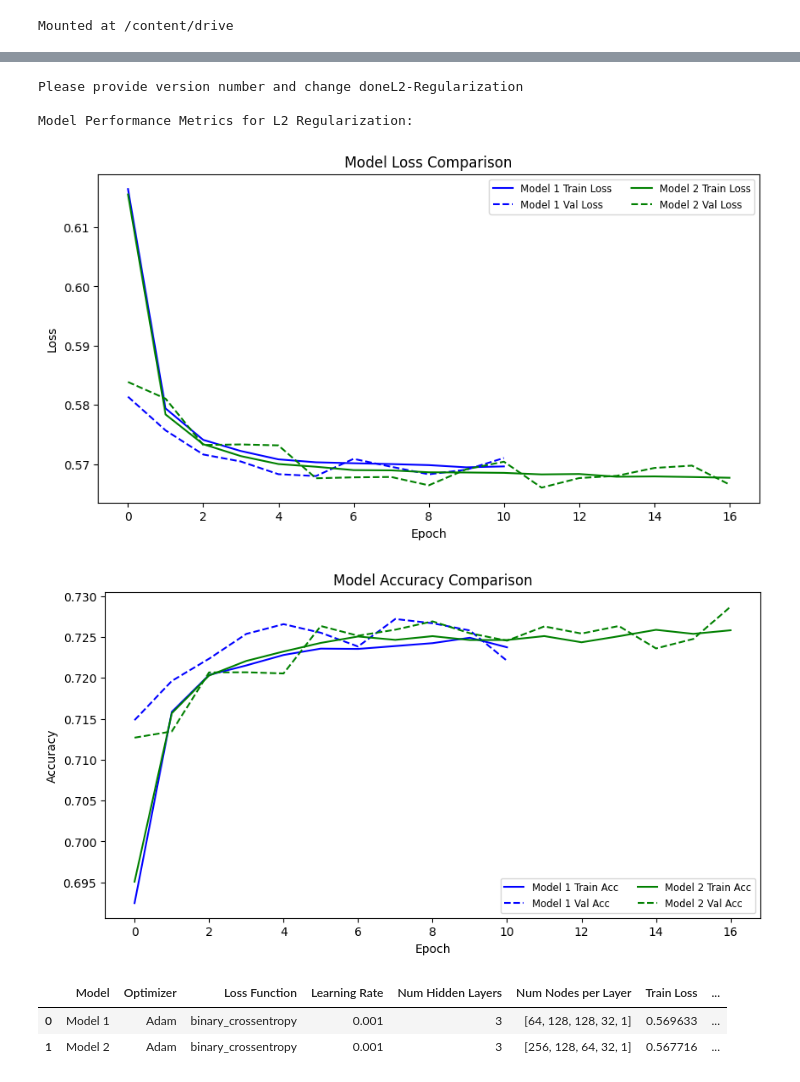
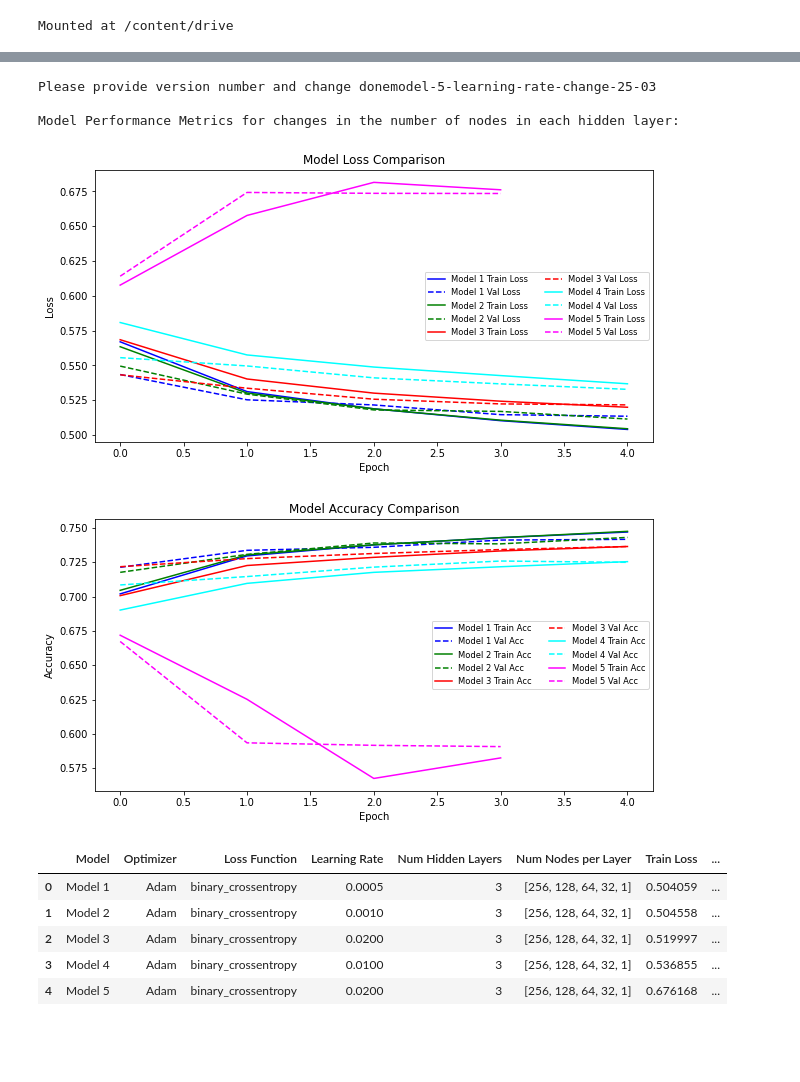
Before and after one commit to Neural-Team/HiggsBoson-ML, a Jupyter notebook: NeuralNetworks.ipynb, the cells around one changed output, grey strips where cells are left out. Drawn from its saved outputs; the diff is of its cells as text; code cells hidden in the pictures; blank space fills up the shorter version.

```diff
--- a/NeuralNetworks.ipynb
+++ b/NeuralNetworks.ipynb
@@ -201,8 +200,8 @@ Epoch 11/20
 # Hyperparameters
 l2_lambda = 0.001
 
-# Third model
-model_3 = tf.keras.Sequential([
+# second model
+model_2 = tf.keras.Sequential([
     tf.keras.layers.Dense(256, activation='relu', kernel_regularizer=L2(l2_lambda)),
     tf.keras.layers.Dense(128, activation='relu', kernel_regularizer=L2(l2_lambda)),
     tf.keras.layers.Dense(64, activation='relu', kernel_regularizer=L2(l2_lambda)),
@@ -212,10 +211,10 @@ model_3 = tf.keras.Sequential([
 
 optimizer_diff_learn_rate = Adam(learning_rate=0.001)
 
-model_3.compile(optimizer=optimizer_diff_learn_rate, loss='binary_crossentropy', metrics=['accuracy'])
+model_2.compile(optimizer=optimizer_diff_learn_rate, loss='binary_crossentropy', metrics=['accuracy'])
 
 # Early stopping criteria
 early_stopping = EarlyStopping(monitor='val_loss', patience=5)
 
-output_model3 = model_3.fit(train_dataset, validation_data=val_dataset, epochs=20, callbacks=[early_stopping])
+output_model2 = model_2.fit(train_dataset, validation_data=val_dataset, epochs=20, callbacks=[early_stopping])
 # %% [output]
@@ -239,6 +231,6 @@ Epoch 17/20
 # %%
-# second model
-model_2 = tf.keras.Sequential([
+# third model
+model_3 = tf.keras.Sequential([
     tf.keras.layers.Dense(64, activation='relu', kernel_regularizer=L2(l2_lambda)),
     tf.keras.layers.Dense(128, activation='relu', kernel_regularizer=L2(l2_lambda)),
     tf.keras.layers.Dense(128, activation='relu', kernel_regularizer=L2(l2_lambda)),
@@ -257,9 +249,9 @@ model_2 = tf.keras.Sequential([
 ])
 optimizer_diff_learn_rate = Adam(learning_rate=0.001)
 
-model_2.compile(optimizer=optimizer_diff_learn_rate, loss='binary_crossentropy', metrics=['accuracy'])
+model_3.compile(optimizer=optimizer_diff_learn_rate, loss='binary_crossentropy', metrics=['accuracy'])
 
 #early stopping criteria
 early_stopping = EarlyStopping(monitor='val_loss', patience=3)
 
-#output_model2 = model_2.fit(train_dataset, validation_data=val_dataset, epochs=10,callbacks=[early_stopping])
+output_model3 = model_3.fit(train_dataset, validation_data=val_dataset, epochs=10,callbacks=[early_stopping])
@@ -330,5 +338,6 @@ Epoch 1/20
 # %%
-model_5 = tf.keras.Sequential([
+
+model_6 = tf.keras.Sequential([
     tf.keras.layers.Dense(256, activation='relu'),
     tf.keras.layers.Dense(64, activation='relu'),
     tf.keras.layers.Dense(32, activation='relu'),
@@ -337,15 +346,11 @@ model_5 = tf.keras.Sequential([
     tf.keras.layers.Dense(64, activation='relu'),
     tf.keras.layers.Dense(1, activation='sigmoid')
 ])
-model_5.compile(optimizer='adam', loss='binary_crossentropy', metrics=['accuracy'])
+model_6.compile(optimizer='adam', loss='binary_crossentropy', metrics=['accuracy'])
 
 #early stopping criteria
 early_stopping = EarlyStopping(monitor='val_loss', patience=5)
 
 
 
-output_model5 = model_5.fit(train_dataset,
-                            validation_data=val_dataset,
-                            epochs=30,
-                            callbacks=[early_stopping],
-                            batch_size=64)
+output_model6 = model_6.fit(train_dataset, validation_data=val_dataset, epochs=30, callbacks=[early_stopping],batch_size=64)
@@ -370,3 +357,3 @@ Epoch 23/30
 # %%
-list_models = [model_1,model_3]
-list_output_models = [output_model1, output_model3]
+list_models = [model_1,model_2,model_3,model_4,model_5]
+list_output_models = [output_model1,output_model2,output_model3,output_model4,output_model5]
@@ -465,14 +402,17 @@ Best accuracy score found:  0.7382255991299947
-# %%
-compare_models(list_models, list_output_models, "L2 Regularization")
-# %% [output]
-Please provide version number and change doneL2-Regularization
-
-Model Performance Metrics for L2 Regularization:
-[figure, removed]
-[figure, removed]
-|  | Model | Optimizer | Loss Function | Learning Rate | Num Hidden Layers | Num Nodes per Layer | Train Loss | ... |
-| 0 | Model 1 | Adam | binary_crossentropy | 0.001 | 3 | [64, 128, 128, 32, 1] | 0.569633 | ... |
-| 1 | Model 2 | Adam | binary_crossentropy | 0.001 | 3 | [256, 128, 64, 32, 1] | 0.567716 | ... |
+# %%
+compare_models(list_models, list_output_models, "changes in the number of nodes in each hidden layer")
+# %% [output]
+Please provide version number and change donemodel-5-learning-rate-change-25-03
+
+Model Performance Metrics for changes in the number of nodes in each hidden layer:
+[figure, added]
+[figure, added]
+|  | Model | Optimizer | Loss Function | Learning Rate | Num Hidden Layers | Num Nodes per Layer | Train Loss | ... |
+| 0 | Model 1 | Adam | binary_crossentropy | 0.0005 | 3 | [256, 128, 64, 32, 1] | 0.504059 | ... |
+| 1 | Model 2 | Adam | binary_crossentropy | 0.0010 | 3 | [256, 128, 64, 32, 1] | 0.504558 | ... |
+| 2 | Model 3 | Adam | binary_crossentropy | 0.0200 | 3 | [256, 128, 64, 32, 1] | 0.519997 | ... |
+| 3 | Model 4 | Adam | binary_crossentropy | 0.0100 | 3 | [256, 128, 64, 32, 1] | 0.536855 | ... |
+| 4 | Model 5 | Adam | binary_crossentropy | 0.0200 | 3 | [256, 128, 64, 32, 1] | 0.676168 | ... |
 # %%
 # testing for accuracy
 loss, accuracy = model_1.evaluate(test_dataset)
```
Also changed, not shown: parts of 27 cells of this notebook.
